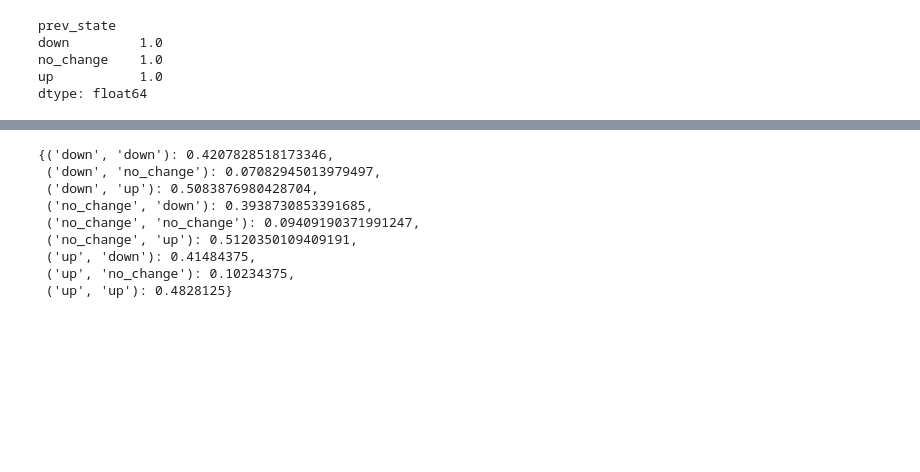
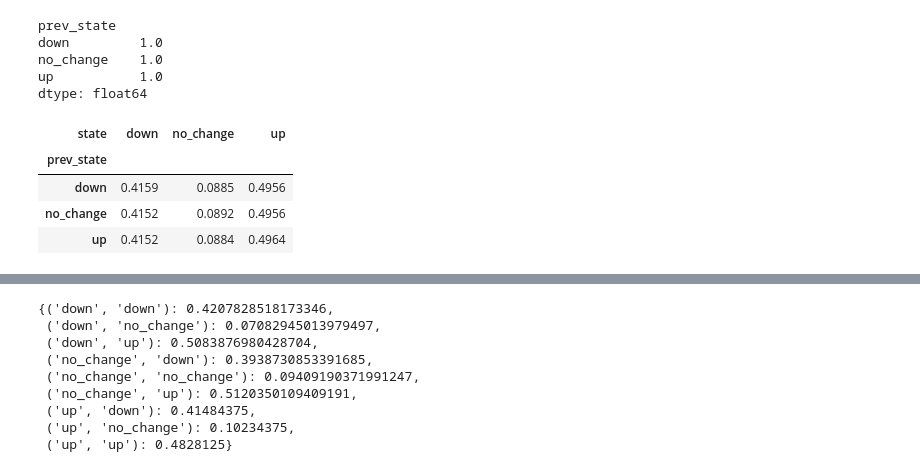
Before and after one commit to saritmaitra/Markov_Model, a Jupyter notebook: Markov_regime_switching.ipynb, the cells around one changed output, grey strips where cells are left out. Drawn from its saved outputs; the diff is of its cells as text; code cells hidden in the pictures; blank space fills up the shorter version.

```diff
--- a/Markov_regime_switching.ipynb
+++ b/Markov_regime_switching.ipynb
@@ -202,3 +202,13 @@ down         1.0
 no_change    1.0
 up           1.0
 dtype: float64
+# %%
+t0 = transition_matrix.copy()
+t1 = round(t0.dot(t0), 4)
+t1
+# %% [output]
+| state | down | no_change | up |
+| prev_state |  |  |  |
+| down | 0.4159 | 0.0885 | 0.4956 |
+| no_change | 0.4152 | 0.0892 | 0.4956 |
+| up | 0.4152 | 0.0884 | 0.4964 |
```
Also changed, not shown: parts of 4 cells of this notebook.
